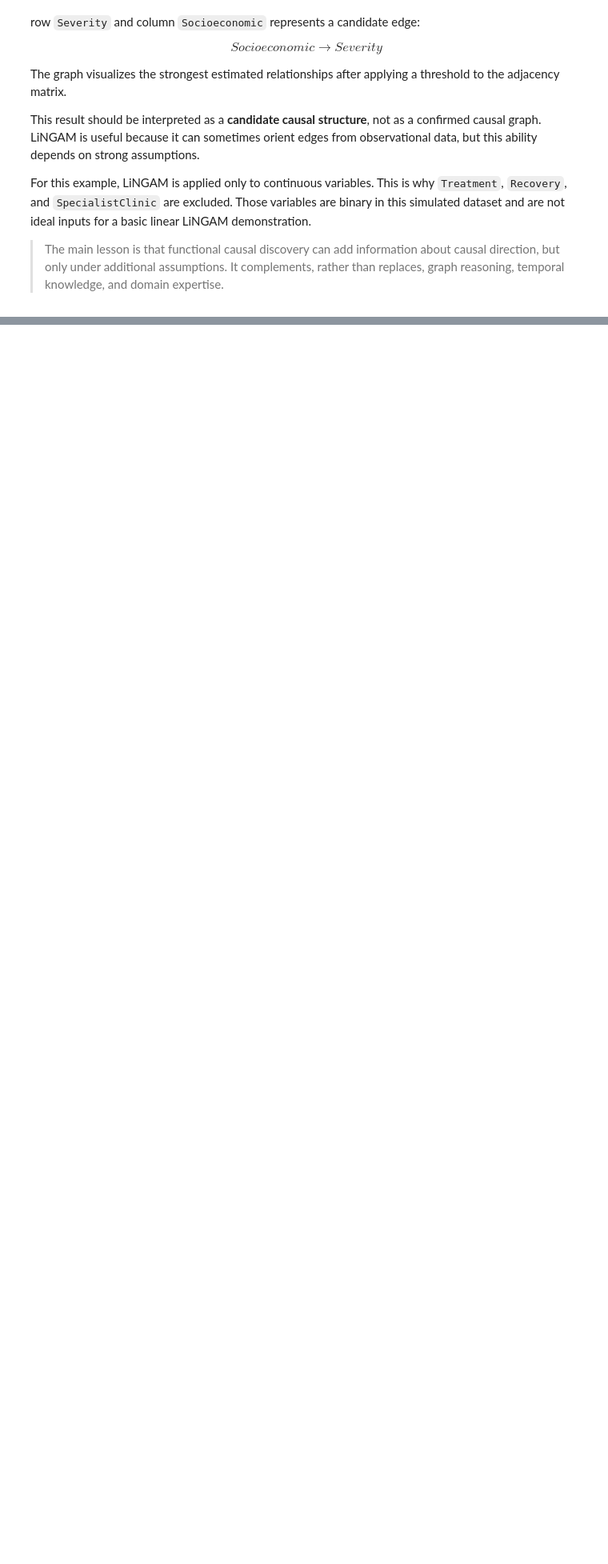
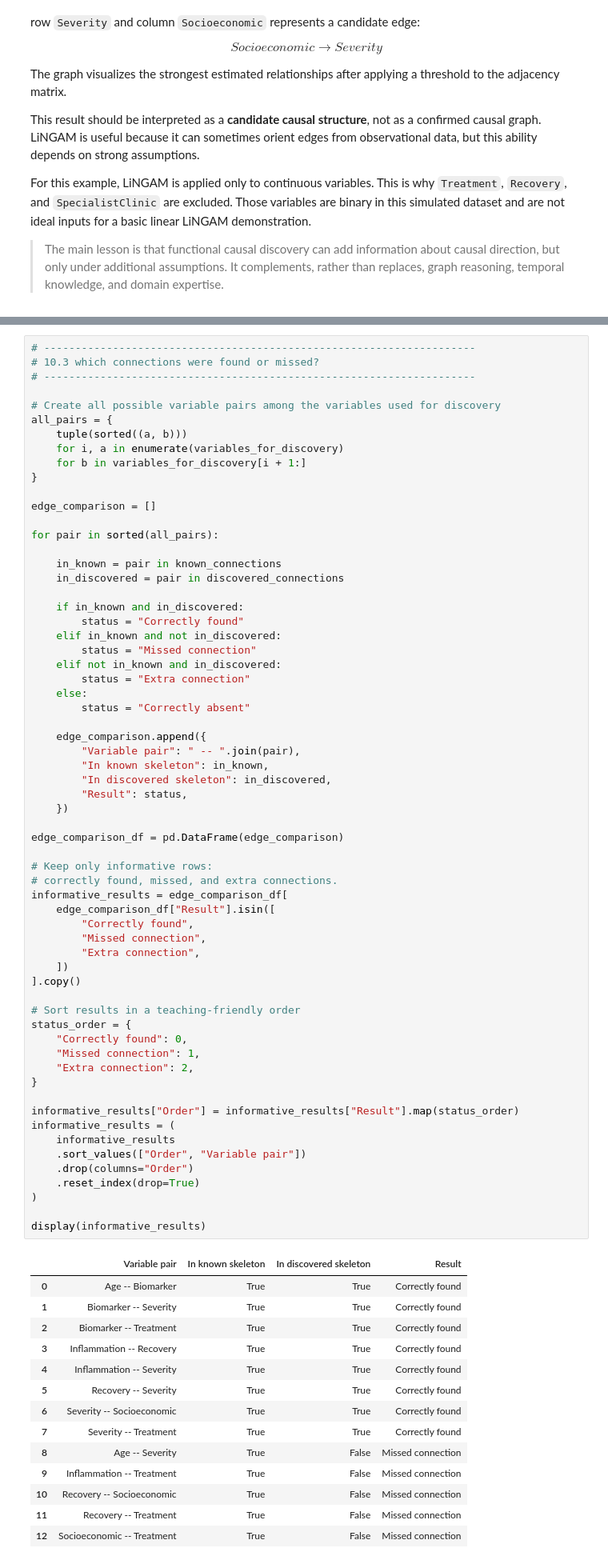
Before and after one commit to Ci2Lab/Causal-Intelligence-Course, a Jupyter notebook: Lectures/02_Causal_Graphs_Discovery.ipynb, the cells around one changed output, grey strips where cells are left out. Shown at 80% size. Cells and saved outputs as stored; diff of their text form; blank space fills up the shorter version.

```diff
--- a/Lectures/02_Causal_Graphs_Discovery.ipynb
+++ b/Lectures/02_Causal_Graphs_Discovery.ipynb
@@ -3186,0 +2690,78 @@ The practical conclusion is:
+# %%
+# ---------------------------------------------------------------------
+# 10.3 which connections were found or missed?
+# ---------------------------------------------------------------------
+
+# Create all possible variable pairs among the variables used for discovery
+all_pairs = {
+    tuple(sorted((a, b)))
+    for i, a in enumerate(variables_for_discovery)
+    for b in variables_for_discovery[i + 1:]
+}
+
+edge_comparison = []
+
+for pair in sorted(all_pairs):
+
+    in_known = pair in known_connections
+    in_discovered = pair in discovered_connections
+
+    if in_known and in_discovered:
+        status = "Correctly found"
+    elif in_known and not in_discovered:
+        status = "Missed connection"
+    elif not in_known and in_discovered:
+        status = "Extra connection"
+    else:
+        status = "Correctly absent"
+
+    edge_comparison.append({
+        "Variable pair": " -- ".join(pair),
+        "In known skeleton": in_known,
+        "In discovered skeleton": in_discovered,
+        "Result": status,
+    })
+
+edge_comparison_df = pd.DataFrame(edge_comparison)
+
+# Keep only informative rows:
+# correctly found, missed, and extra connections.
+informative_results = edge_comparison_df[
+    edge_comparison_df["Result"].isin([
+        "Correctly found",
+        "Missed connection",
+        "Extra connection",
+    ])
+].copy()
+
+# Sort results in a teaching-friendly order
+status_order = {
+    "Correctly found": 0,
+    "Missed connection": 1,
+    "Extra connection": 2,
+}
+
+informative_results["Order"] = informative_results["Result"].map(status_order)
+informative_results = (
+    informative_results
+    .sort_values(["Order", "Variable pair"])
+    .drop(columns="Order")
+    .reset_index(drop=True)
+)
+
+display(informative_results)
+# %% [output]
+|  | Variable pair | In known skeleton | In discovered skeleton | Result |
+| 0 | Age -- Biomarker | True | True | Correctly found |
+| 1 | Biomarker -- Severity | True | True | Correctly found |
+| 2 | Biomarker -- Treatment | True | True | Correctly found |
+| 3 | Inflammation -- Recovery | True | True | Correctly found |
+| 4 | Inflammation -- Severity | True | True | Correctly found |
+| 5 | Recovery -- Severity | True | True | Correctly found |
+| 6 | Severity -- Socioeconomic | True | True | Correctly found |
+| 7 | Severity -- Treatment | True | True | Correctly found |
+| 8 | Age -- Severity | True | False | Missed connection |
+| 9 | Inflammation -- Treatment | True | False | Missed connection |
+| 10 | Recovery -- Socioeconomic | True | False | Missed connection |
+| 11 | Recovery -- Treatment | True | False | Missed connection |
+| 12 | Socioeconomic -- Treatment | True | False | Missed connection |
```
Also changed, not shown: parts of 54 cells of this notebook.
